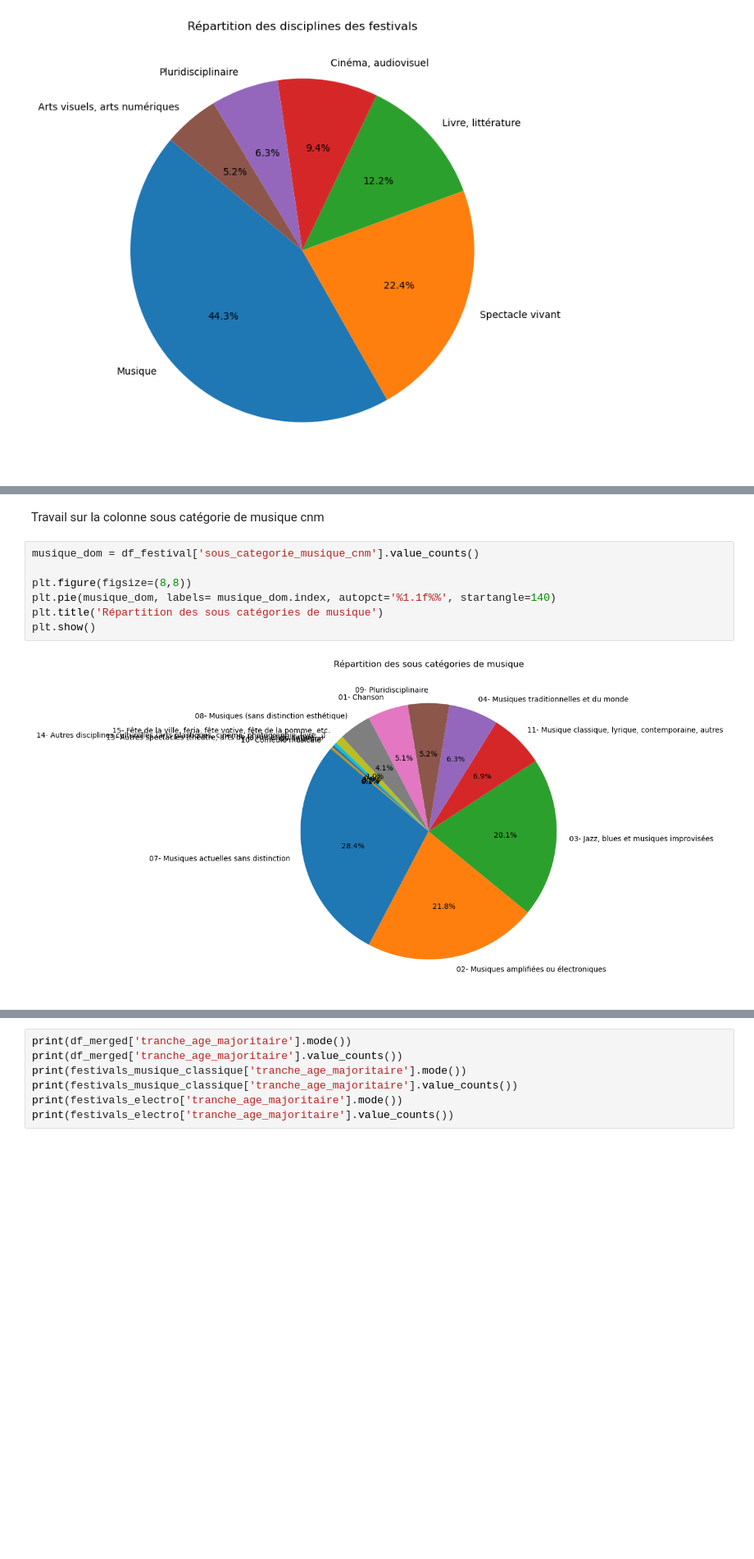
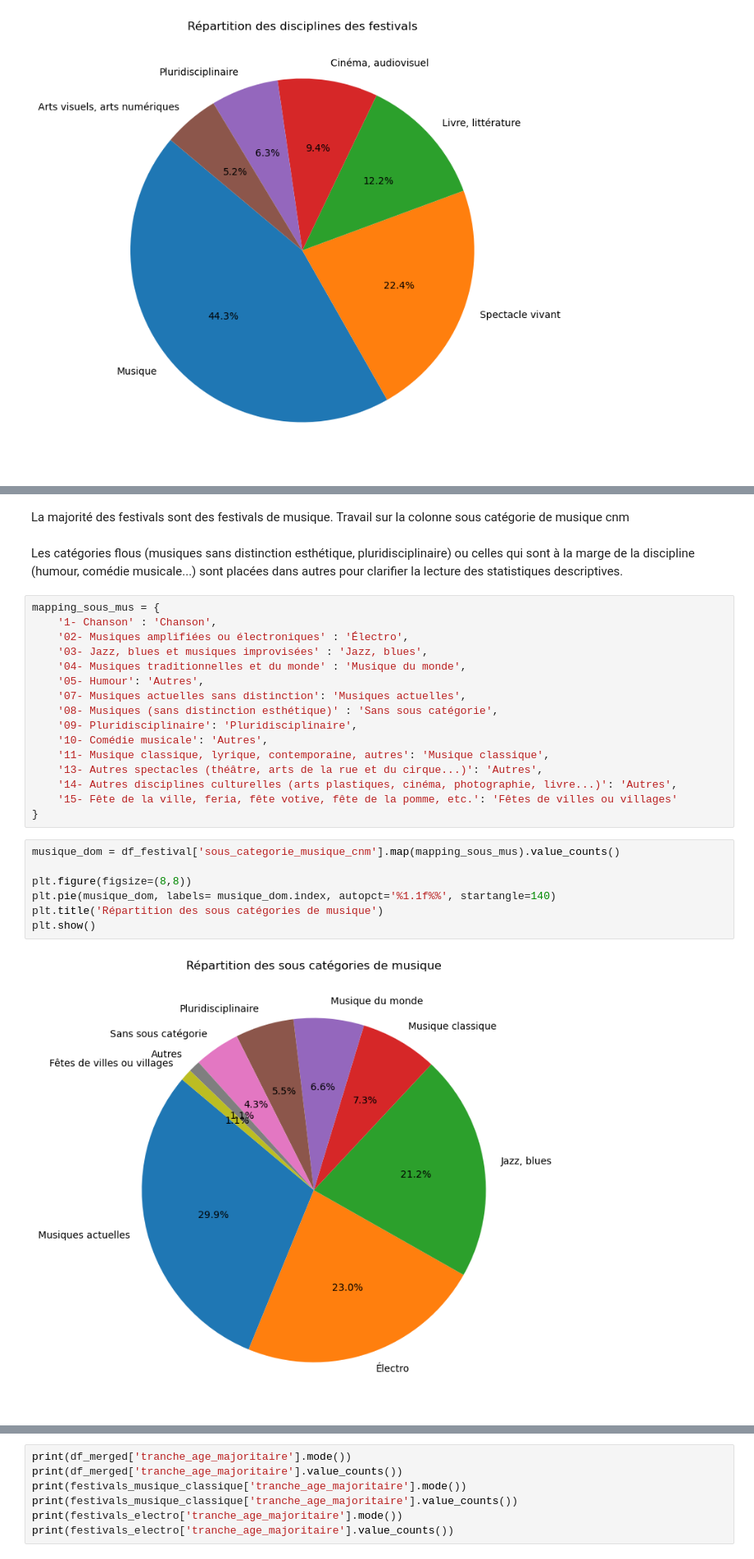
Before and after one commit to MaelieP/Projet-python--, a Jupyter notebook: Débutpython?.ipynb, the cells around one changed output, grey strips where cells are left out. Shown: that part at 82% size. Saved outputs shown, nothing was run; the diff lists cells and outputs as text; blank space fills up the shorter version.

```diff
--- a/Débutpython?.ipynb
+++ b/Débutpython?.ipynb
@@ -212,11 +224,30 @@ plt.show()
 # %% [markdown]
+La majorité des festivals sont des festivals de musique.
 Travail sur la colonne sous catégorie de musique cnm
+# %% [markdown]
+Les catégories flous (musiques sans distinction esthétique, pluridisciplinaire) ou celles qui sont à la marge de la discipline (humour, comédie musicale...) sont placées dans autres pour clarifier la lecture des statistiques descriptives.
+# %%
+mapping_sous_mus = {
+    '1- Chanson' : 'Chanson',
+    '02- Musiques amplifiées ou électroniques' : 'Électro',
+    '03- Jazz, blues et musiques improvisées' : 'Jazz, blues',
+    '04- Musiques traditionnelles et du monde' : 'Musique du monde',
+    '05- Humour': 'Autres',
+    '07- Musiques actuelles sans distinction': 'Musiques actuelles',
+    '08- Musiques (sans distinction esthétique)' : 'Sans sous catégorie',
+    '09- Pluridisciplinaire': 'Pluridisciplinaire',
+    '10- Comédie musicale': 'Autres',
+    '11- Musique classique, lyrique, contemporaine, autres': 'Musique classique',
+    '13- Autres spectacles (théâtre, arts de la rue et du cirque...)': 'Autres',
+    '14- Autres disciplines culturelles (arts plastiques, cinéma, photographie, livre...)': 'Autres',
+    '15- Fête de la ville, feria, fête votive, fête de la pomme, etc.': 'Fêtes de villes ou villages'
+}
 # %%
-musique_dom = df_festival['sous_categorie_musique_cnm'].value_counts()
+musique_dom = df_festival['sous_categorie_musique_cnm'].map(mapping_sous_mus).value_counts()
 
 plt.figure(figsize=(8,8))
 plt.pie(musique_dom, labels= musique_dom.index, autopct='%1.1f%%', startangle=140)
 plt.title('Répartition des sous catégories de musique')
 plt.show()
 # %% [output]
-[figure, old version]
+[figure, new version]
```
Also changed, not shown: parts of 8 cells of this notebook.
